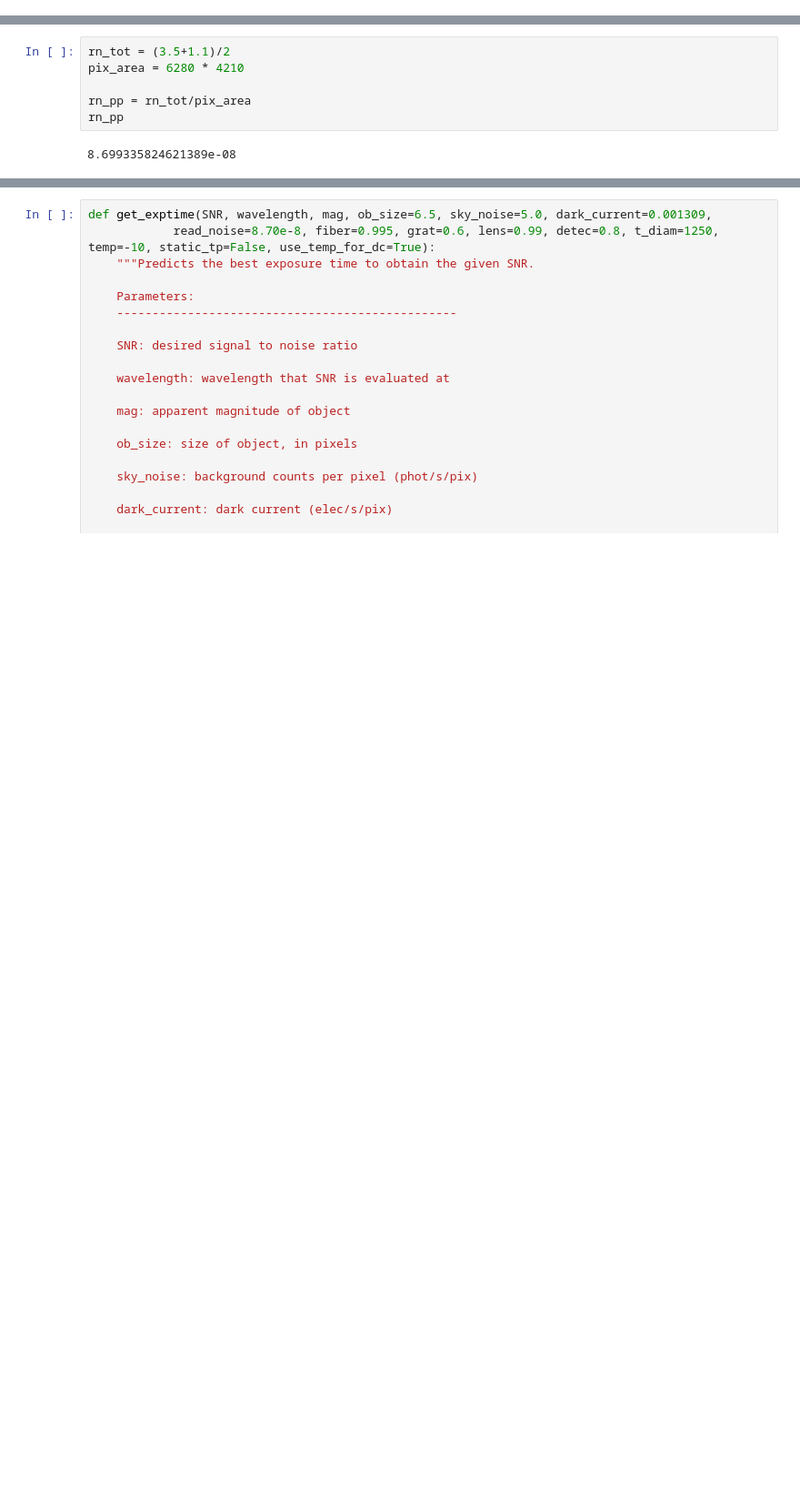
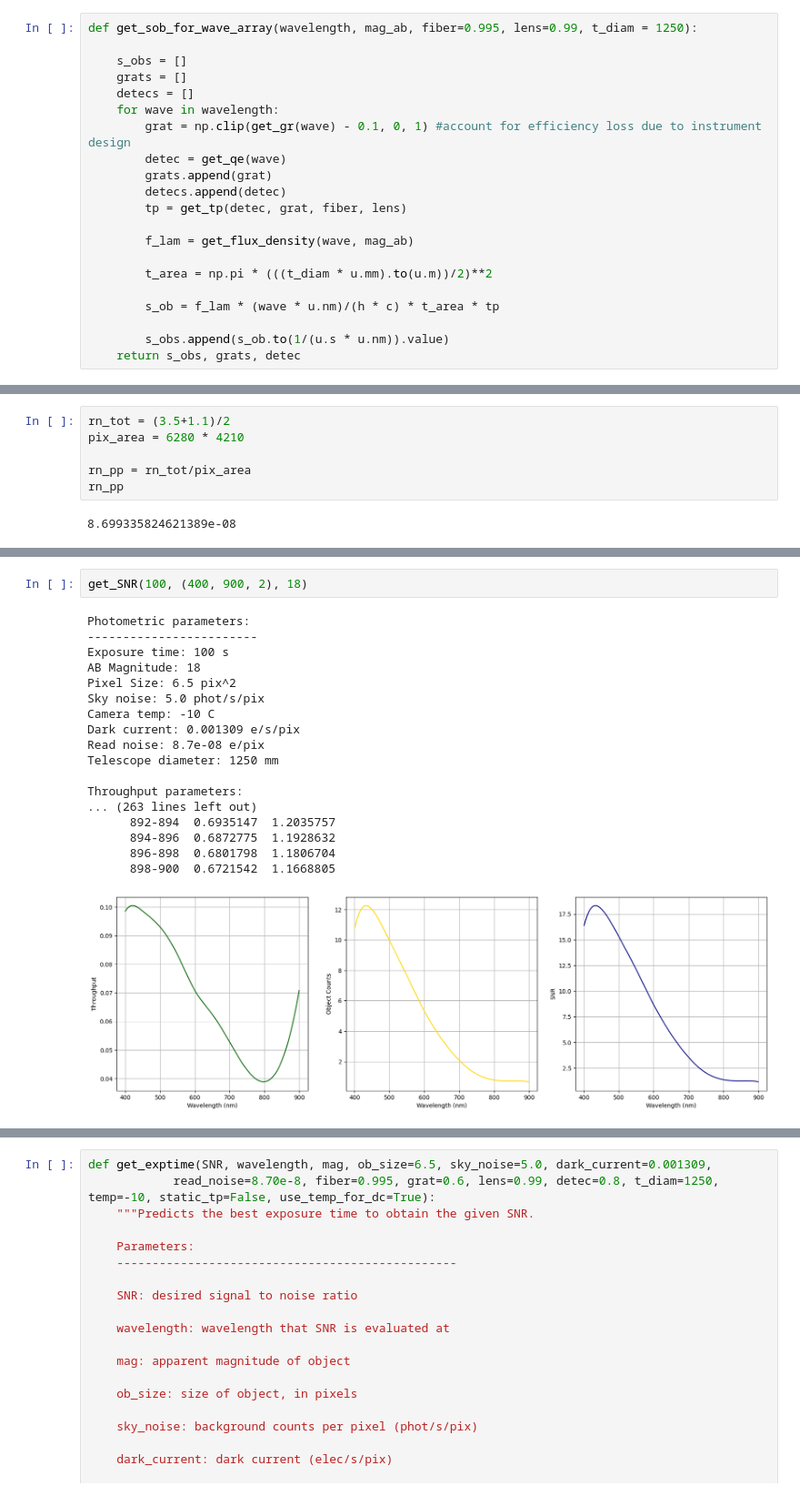
Before and after one commit to MLO-Claud-Spectrograph/etc, a Jupyter notebook: ETC/ETC_Ian.ipynb, the cells around one changed output, grey strips where cells are left out. Shown at 91% size. Cells and saved outputs as stored; diff of their text form; blank space fills up the shorter version.

Commit message:
Modified get_SNR function to accept a wavelength range. Added ability to plot tp, S_ob, and SNR. Can either evaluate SNR at one wavelength (as before) or over a given range with step size.

```diff
--- a/ETC/ETC_Ian.ipynb
+++ b/ETC/ETC_Ian.ipynb
@@ -238,3 +239,24 @@ def get_sob(wavelength, mag_ab, throughput, t_diam = 1250):
 get_sob(500, 18, tp)
 # %% [output]
 $4.01245 \; \mathrm{\frac{1}{nm\,s}}$
+# %%
+def get_sob_for_wave_array(wavelength, mag_ab, fiber=0.995, lens=0.99, t_diam = 1250):
+
+    s_obs = []
+    grats = []
+    detecs = []
+    for wave in wavelength:
+        grat = np.clip(get_gr(wave) - 0.1, 0, 1) #account for efficiency loss due to instrument design
+        detec = get_qe(wave)
+        grats.append(grat)
+        detecs.append(detec)
+        tp = get_tp(detec, grat, fiber, lens)
+
+        f_lam = get_flux_density(wave, mag_ab)
+
+        t_area = np.pi * (((t_diam * u.mm).to(u.m))/2)**2
+
+        s_ob = f_lam * (wave * u.nm)/(h * c) * t_area * tp
+
+        s_obs.append(s_ob.to(1/(u.s * u.nm)).value)
+    return s_obs, grats, detec
@@ -323,0 +453,21 @@ def get_SNR(exp_time, wavelength, mag, ob_size=6.5, sky_noise=5.0, dark_current=
+# %%
+get_SNR(100, (400, 900, 2), 18)
+# %% [output]
+Photometric parameters:
+------------------------
+Exposure time: 100 s
+AB Magnitude: 18
+Pixel Size: 6.5 pix^2
+Sky noise: 5.0 phot/s/pix
+Camera temp: -10 C
+Dark current: 0.001309 e/s/pix
+Read noise: 8.7e-08 e/pix
+Telescope diameter: 1250 mm
+
+Throughput parameters:
+... (263 lines left out)
+      892-894  0.6935147  1.2035757
+      894-896  0.6872775  1.1928632
+      896-898  0.6801798  1.1806704
+      898-900  0.6721542  1.1668805
+[figure, added]
```
Also changed, not shown: parts of 6 cells of this notebook.
